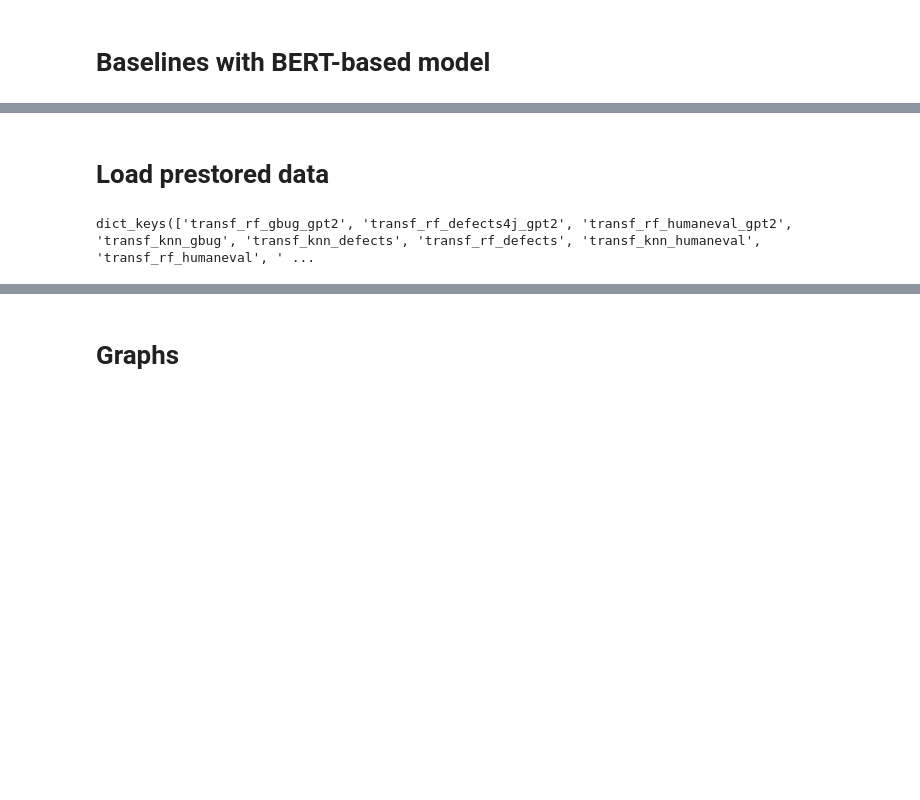
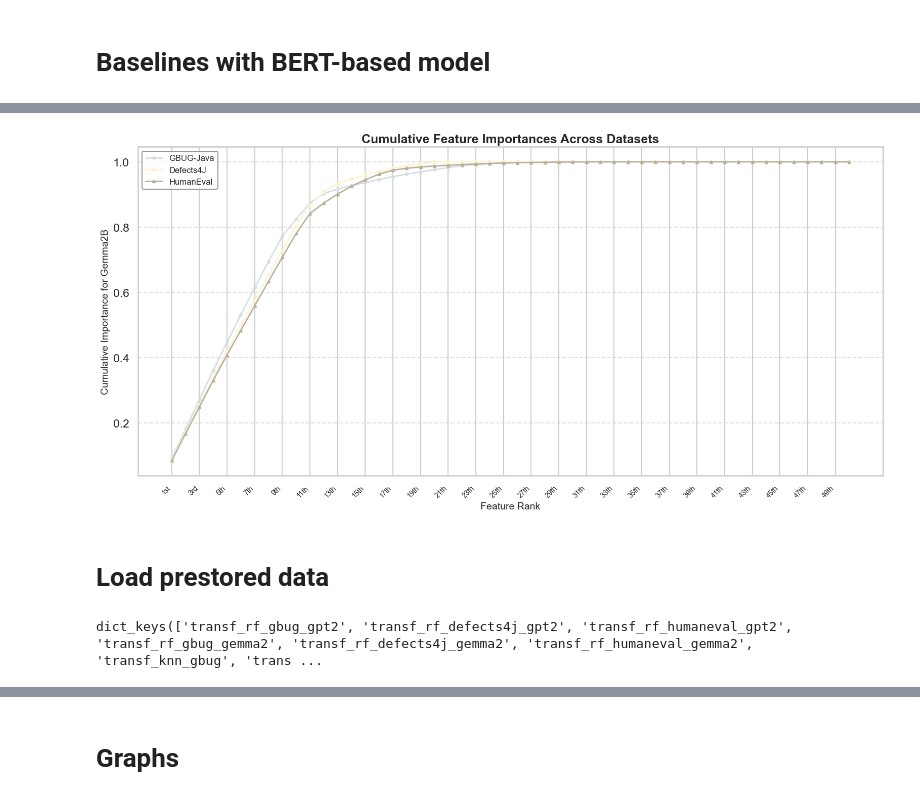
Before and after one commit to rufimelo99/SAE-Java-Bug-Detection, a Jupyter notebook: drl_patches/sparse_autoencoders/transferability/transferability.ipynb, the cells around one changed output, grey strips where cells are left out. Drawn from its saved outputs; the diff is of its cells as text; code cells hidden in the pictures; blank space fills up the shorter version.

```diff
--- a/drl_patches/sparse_autoencoders/transferability/transferability.ipynb
+++ b/drl_patches/sparse_autoencoders/transferability/transferability.ipynb
@@ -1485,3 +1560,76 @@ save_results(
+# %%
+
+SAE_ACTIVATIONS_GBUG_GEMMA2_FEATURE_IMPORTANCE = SAE_ACTIVATIONS(
+    layer=1,
+    top_k=N_FEATURES_IMPORTANCE,
+    original_dataset_path="../gemma2_gbug-java/",
+    base_gbug_path="../gemma2_gbug-java/",
+    base_defects_path="../gemma2_defects4j/",
+    base_humaneval_path="../gemma2_humaneval/"
+)
+SAE_ACTIVATIONS_DEFECTS4J_GEMMA2_FEATURE_IMPORTANCE = SAE_ACTIVATIONS(
+    layer=1,
+    top_k=N_FEATURES_IMPORTANCE,
+    original_dataset_path="../gemma2_defects4j/",
+    base_gbug_path="../gemma2_gbug-java/",
+    base_defects_path="../gemma2_defects4j/",
+    base_humaneval_path="../gemma2_humaneval/"
+)
+SAE_ACTIVATIONS_HUMANEVL_GEMMA2_FEATURE_IMPORTANCE = SAE_ACTIVATIONS(
+    layer=1,
+    top_k=N_FEATURES_IMPORTANCE,
+    original_dataset_path="../gemma2_humaneval/",
+    base_gbug_path="../gemma2_gbug-java/",
+    base_defects_path="../gemma2_defects4j/",
+    base_humaneval_path="../gemma2_humaneval/"
+)
+
+
+import numpy as np
+import matplotlib.pyplot as plt
+
+# Load models and settings
+clf_gbug, top_k_gbug = load_sae_clf_settings(SAE_ACTIVATIONS_GBUG_GEMMA2_FEATURE_IMPORTANCE)
+clf_defects4j, top_k_defects4j = load_sae_clf_settings(SAE_ACTIVATIONS_DEFECTS4J_GEMMA2_FEATURE_IMPORTANCE)
+clf_humaneval, top_k_humaneval = load_sae_clf_settings(SAE_ACTIVATIONS_HUMANEVL_GEMMA2_FEATURE_IMPORTANCE)
+
+# Get feature importances and compute cumulative sums
+importances_gbug = np.cumsum(np.sort(clf_gbug.best_estimator_.feature_importances_)[::-1])
+importances_defects4j = np.cumsum(np.sort(clf_defects4j.best_estimator_.feature_importances_)[::-1])
+importances_humaneval = np.cumsum(np.sort(clf_humaneval.best_estimator_.feature_importances_)[::-1])
+
+# Define x-axis labels
+x_labels = [f"{i+1}st" if i == 0 else (f"{i+1}nd" if i == 1 else (f"{i+1}rd" if i == 2 else f"{i+1}th")) for i in range(N_FEATURES_IMPORTANCE)]
+
+# Define custom color palette
+color_gbug = "#d3dee3"      # Soft Blue-Grey
+color_defects4j = "#fdf3d1"  # Light Yellow
+color_humaneval = "#b8b09c"  # Neutral Grey
+background_color = "#ffffff"  # White background for clarity
+
+# Plotting
+plt.figure(figsize=(16, 8))
+plt.gca().set_facecolor(background_color)
+
+plt.plot(importances_gbug, label="GBUG-Java", color=color_gbug, marker='o', markersize=4, linewidth=2)
+plt.plot(importances_defects4j, label="Defects4J", color=color_defects4j, marker='s', markersize=4, linewidth=2)
+plt.plot(importances_humaneval, label="HumanEval", color=color_humaneval, marker='^', markersize=4, linewidth=2)
+
+# X-axis settings
+step = max(1, len(x_labels) // 20)
+plt.xticks(range(0, len(x_labels), step), x_labels[::step], rotation=45, ha='right', fontsize=10)
+
+# Labels, grid, legend
+plt.xlabel("Feature Rank", fontsize=14)
+plt.ylabel("Cumulative Importance for Gemma2B", fontsize=14)
+plt.title("Cumulative Feature Importances Across Datasets", fontsize=18, weight='bold')
+plt.grid(axis='y', linestyle='--', alpha=0.6)
+plt.legend(fontsize=12, frameon=True, facecolor=background_color, edgecolor='grey')
+
+plt.tight_layout()
+plt.show()
+# %% [output]
+[figure, added]
 # %% [markdown]
 # Load prestored data
 # %%
@@ -1510,6 +1664,7 @@ transf_rf_humaneval_gpt2 = transferability_results["transf_rf_humaneval_gpt2"]
 transf_rf_gbug_gemma2 = transferability_results["transf_rf_gbug_gemma2"]
 transf_rf_defects4j_gemma2 = transferability_results["transf_rf_defects4j_gemma2"]
 transf_rf_humaneval_gemma2 = transferability_results["transf_rf_humaneval_gemma2"]
+transf_rf_gbug = transferability_results["transf_rf_gbug"]
 transf_knn_gbug = transferability_results["transf_knn_gbug"]
 transf_rf_defects = transferability_results["transf_rf_defects"]
 transf_knn_defects = transferability_results["transf_knn_defects"]
@@ -1525,4 +1680,4 @@ transf_graph_code_bert_humaneval = transferability_results["transf_graph_code_be
 transf_graph_code_bert_gbug = transferability_results["transf_graph_code_bert_gbug"]
 transf_graph_code_bert_defects = transferability_results["transf_graph_code_bert_defects"]
 # %% [output]
-dict_keys(['transf_rf_gbug_gpt2', 'transf_rf_defects4j_gpt2', 'transf_rf_humaneval_gpt2', 'transf_knn_gbug', 'transf_knn_defects', 'transf_rf_defects', 'transf_knn_humaneval', 'transf_rf_humaneval', ' ...
+dict_keys(['transf_rf_gbug_gpt2', 'transf_rf_defects4j_gpt2', 'transf_rf_humaneval_gpt2', 'transf_rf_gbug_gemma2', 'transf_rf_defects4j_gemma2', 'transf_rf_humaneval_gemma2', 'transf_knn_gbug', 'trans ...
```
Also changed, not shown: parts of 38 cells of this notebook, 2 other files.
